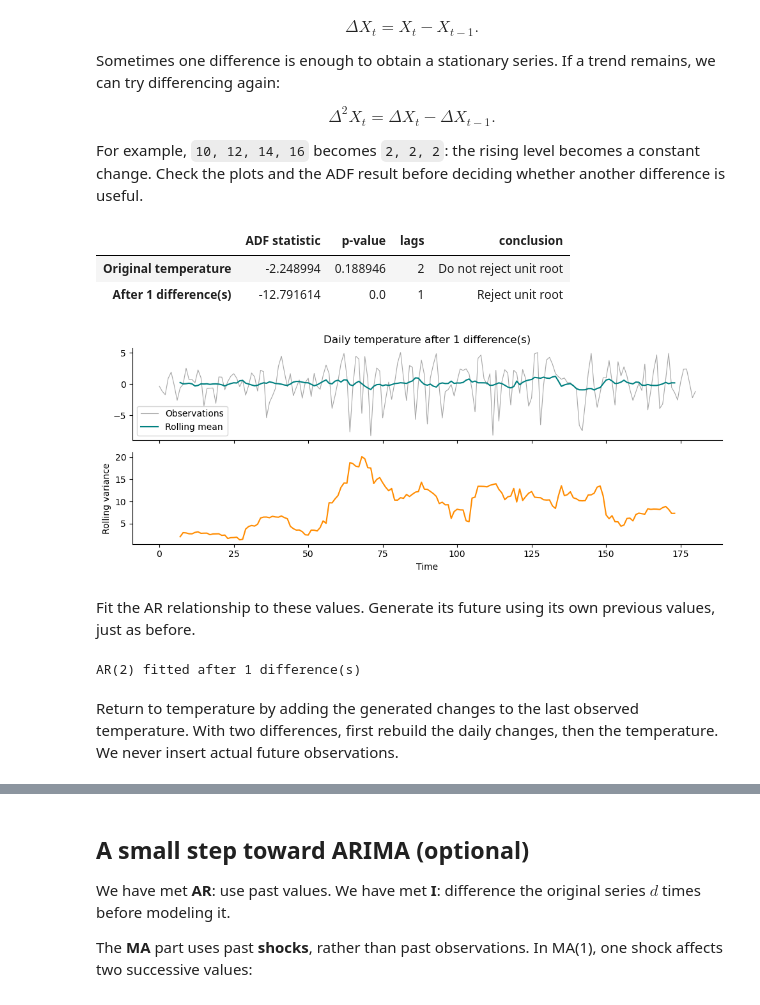
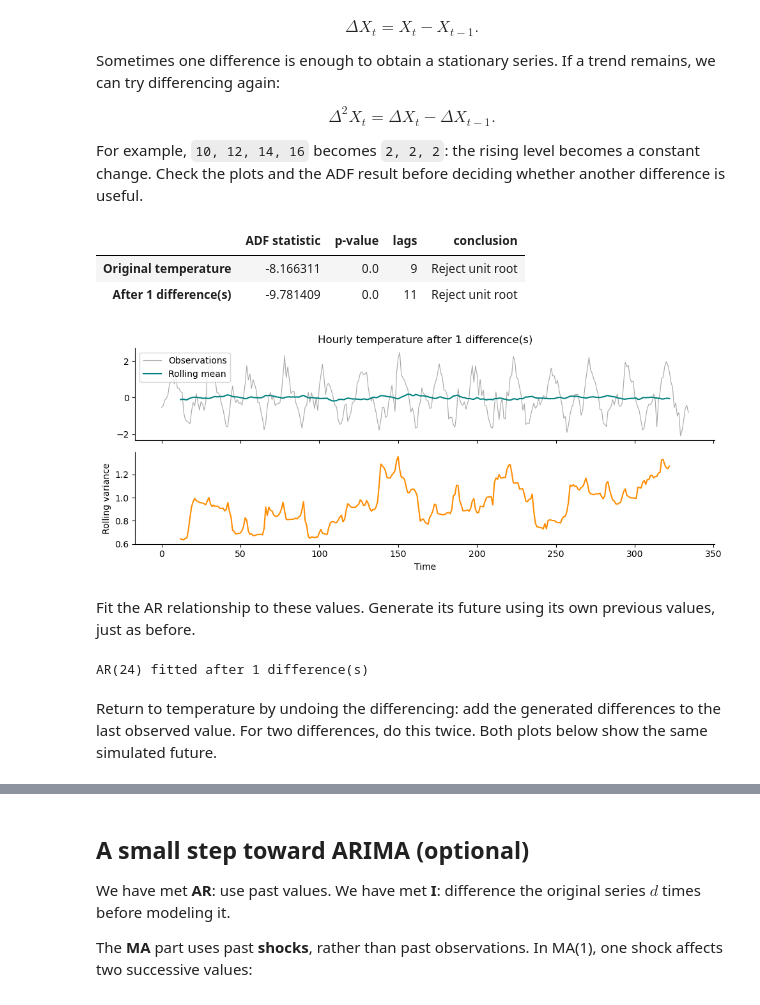
Before and after one commit to yairmau/time-series, a Jupyter notebook: stationarity/practice_ARIMA.ipynb, the cells around one changed output, grey strips where cells are left out. Cells and saved outputs as stored; diff of their text form; code cells hidden in the pictures.

```diff
--- a/stationarity/practice_ARIMA.ipynb
+++ b/stationarity/practice_ARIMA.ipynb
@@ -362,18 +362,18 @@ $$\Delta^2 X_t=\Delta X_t-\Delta X_{t-1}.$$
 
 For example, `10, 12, 14, 16` becomes `2, 2, 2`: the rising level becomes a constant change. Check the plots and the ADF result before deciding whether another difference is useful.
 # %%
-temperature = daily.loc["2020-01-01":"2020-06-30"].to_numpy()
+temperature = hourly.loc["2022-07-01":"2022-07-14"].to_numpy()
 d = 1  # Try 0, 1, or 2 differences, keeping the same temperature window.
 changes = np.diff(temperature, n=d)
 
-rolling_check(changes, window=15, title=f"Daily temperature after {d} difference(s)")
+rolling_check(changes, window=25, title=f"Hourly temperature after {d} difference(s)")
 pd.DataFrame({"Original temperature": adf_report(temperature),
               f"After {d} difference(s)": adf_report(changes)}).T
 # %% [output]
 |  | ADF statistic | p-value | lags | conclusion |
-| Original temperature | -2.248994 | 0.188946 | 2 | Do not reject unit root |
-| After 1 difference(s) | -12.791614 | 0.0 | 1 | Reject unit root |
+| Original temperature | -8.166311 | 0.0 | 9 | Reject unit root |
+| After 1 difference(s) | -9.781409 | 0.0 | 11 | Reject unit root |
-[figure, old version]
+[figure, new version]
 # %% [markdown]
 Fit the AR relationship to these values. Generate its future using its own previous values, just as before.
 # %%
@@ -384,7 +384,7 @@ change_fit = min(models, key=lambda model: model.bic)
 p = len(change_fit.params) - 1
 print(f"AR({p}) fitted after {d} difference(s)")
 
-steps = 30  # Days, because these are daily observations.
+steps = 72  # Hours, using the same July temperature as above.
 noise = np.random.default_rng(49).normal(0, np.sqrt(change_fit.sigma2), steps)
 values = list(changes)
 for shock in noise:
@@ -393,9 +393,9 @@ for shock in noise:
     values.append(next_value + shock)
 future_changes = np.array(values[len(changes):])
 # %% [output]
-AR(2) fitted after 1 difference(s)
+AR(24) fitted after 1 difference(s)
 # %% [markdown]
-Return to temperature by adding the generated changes to the last observed temperature. With two differences, first rebuild the daily changes, then the temperature. We never insert actual future observations.
+Return to temperature by undoing the differencing: add the generated differences to the last observed value. For two differences, do this twice. Both plots below show the same simulated future.
 # %%
 def to_temperature(future):
     if d == 2:
```
Also changed, not shown: parts of 4 cells of this notebook, 13 other files.
